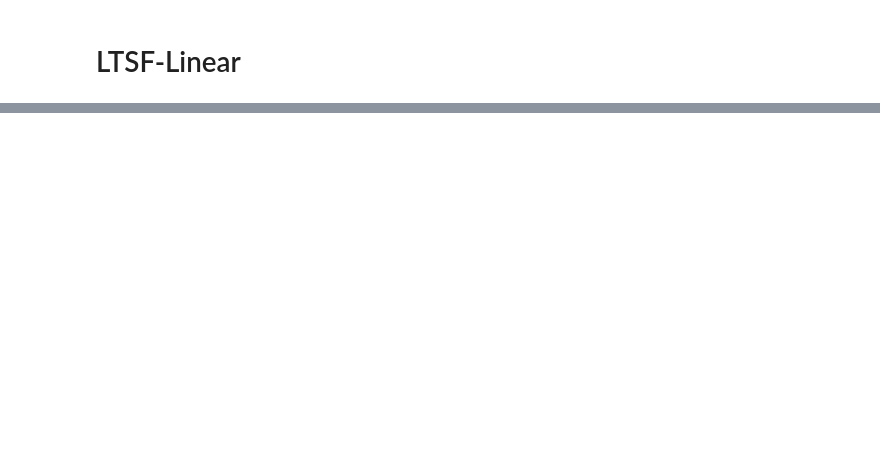
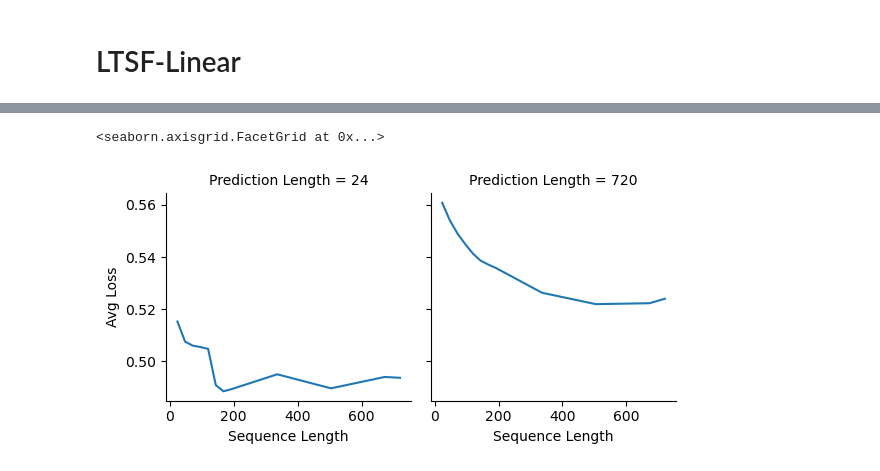
Before and after one commit to tjtrebat/ltsf_linear, a Jupyter notebook: ltsf-linear.ipynb, the cells around one changed output, grey strips where cells are left out. Cells and saved outputs as stored; diff of their text form; code cells hidden in the pictures; blank space fills up the shorter version.

```diff
--- a/ltsf-linear.ipynb
+++ b/ltsf-linear.ipynb
@@ -114,8 +113,11 @@ In the following cell, we obtain loss statistics on the test dataset for differe
 # %%
+FORECASTING_STEPS = [24, 720]
+LOOKBACK_WINDOW_SIZES = [24, 48, 72, 96, 120, 144, 168, 192, 336, 504, 672, 720]
+
 loss_data = {'Prediction Length': [], 'Sequence Length': [], 'Avg Loss': []}
 
-for pred_length in [24, 720]:
-    for seq_length in [48, 72, 96, 120, 144, 168, 192, 336, 504, 672, 720]:
+for pred_length in FORECASTING_STEPS:
+    for seq_length in LOOKBACK_WINDOW_SIZES:
         train_dataset = get_train_dataset(seq_length, pred_length)
         test_dataset = get_test_dataset(seq_length, pred_length)
         train_dataloader = DataLoader(train_dataset, batch_size=64)
@@ -136,0 +143,7 @@ print(loss_data)
+# %%
+df_losses = pd.DataFrame(loss_data)
+g = sns.FacetGrid(df_losses, col='Prediction Length')
+g.map(sns.lineplot, 'Sequence Length', 'Avg Loss')
+# %% [output]
+<seaborn.axisgrid.FacetGrid at 0x...>
+[figure, added]
```
Also changed, not shown: parts of 16 cells of this notebook.
